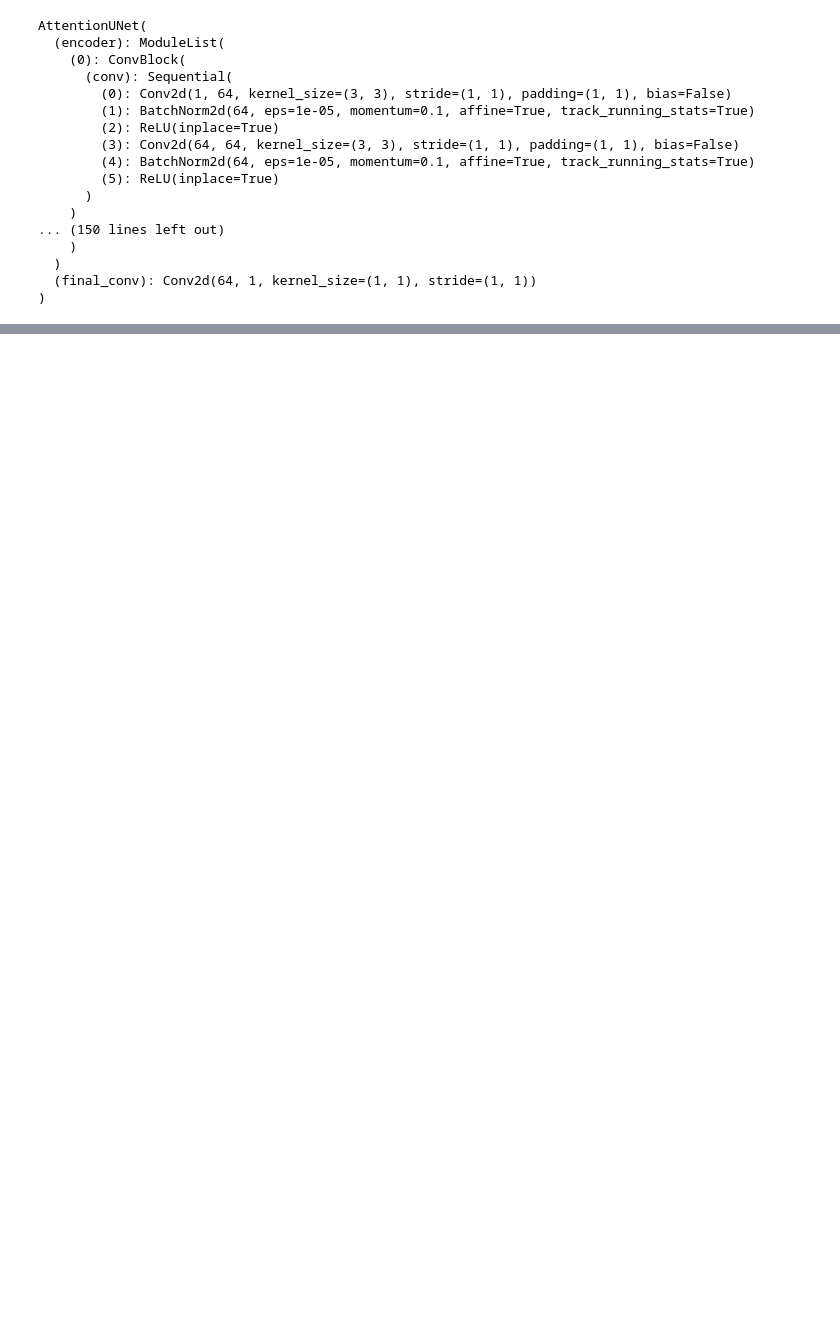
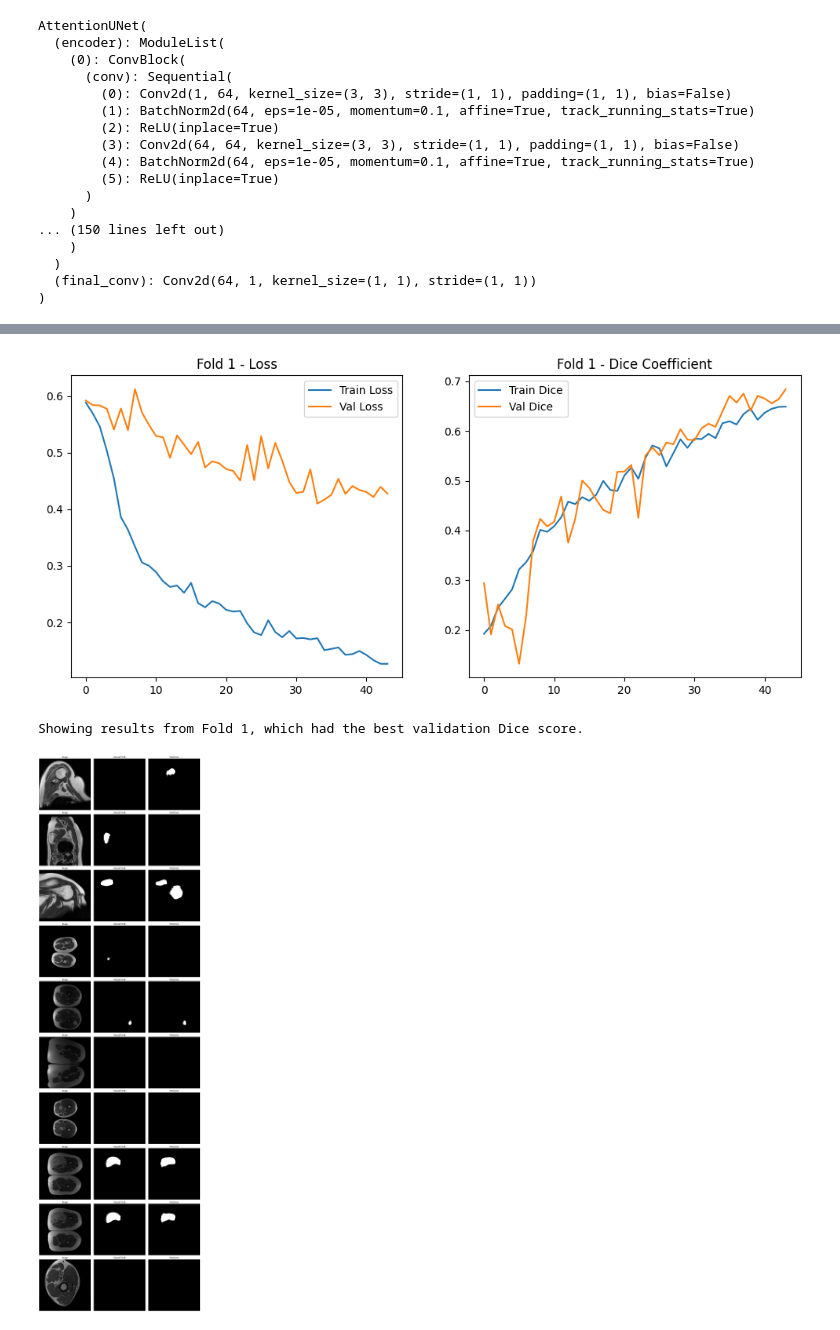
Before and after one commit to fffeelipe/segment-med, a Jupyter notebook: segmentation.ipynb, the cells around one changed output, grey strips where cells are left out. Drawn from its saved outputs; the diff is of its cells as text; code cells hidden in the pictures; blank space fills up the shorter version.

```diff
--- a/segmentation.ipynb
+++ b/segmentation.ipynb
@@ -323,12 +332,11 @@ class AttentionUNet(nn.Module):
             x = torch.cat((attention, x), dim=1) # Concatenate
             x = self.decoder[i+2](x) # Double convolution
 
-        return torch.sigmoid(self.final_conv(x))
+        return self.final_conv(x)
 
 
-# To reduce VRAM usage, you can decrease the number of features, e.g.:
-# model = AttentionUNet(features=[64, 128, 256, 512]).to(device)
-model = AttentionUNet(features=[64, 128, 256, 512]).to(device)
+# Preview model (features must match MODEL_FEATURES in hyperparams cell)
+model = AttentionUNet(features=[96, 192, 384, 768]).to(device)
 
 # Print model summary to check the architecture
 print(model)
@@ -445,4 +448,19 @@ class CombinedLoss(nn.Module):
 
         total = self.dice_weight * d_loss + self.focal_weight * f_loss + self.boundary_weight * b_loss
         return total
+# %%
+# Hyperparameters
+LEARNING_RATE = 3e-4
+BATCH_SIZE = 8
+NUM_EPOCHS = 50
+NUM_FOLDS = 5
+RUN_FOLDS = 1  # How many folds to actually run (for quick iteration)
+USE_BALANCED_SAMPLING = False  # DISABLED - was causing model to predict zeros
+POSITIVE_ONLY = True  # Train on tumor slices only - key fix for low dice
+NEG_TO_POS_RATIO = 1.0
+HOLDOUT_PATIENTS = 2
+EARLY_STOP_PATIENCE = 10  # More patience
+WARMUP_EPOCHS = 3
+MODEL_FEATURES = [96, 192, 384, 768]
+NUM_PREDICTION_EXAMPLES = 10
 # %%
@@ -759,7 +777,7 @@ print(f"Showing results from Fold {best_fold_idx+1}, which had the best validati
 
 # Load the best model from the best fold
 best_model_path = fold_results[best_fold_idx]['model_path']
-model = AttentionUNet(features=[64, 128, 256, 512]).to(device)
+model = AttentionUNet(features=MODEL_FEATURES).to(device)
 model.load_state_dict(torch.load(best_model_path))
 model.eval()
 
@@ -768,40 +786,44 @@ val_patients = fold_results[best_fold_idx]['val_patients']
 val_images = [img for img in all_images if os.path.basename(img).split('_slice_')[0] in val_patients]
 val_masks = [mask for mask in all_masks if os.path.basename(mask).split('_slice_')[0] in val_patients]
 val_dataset = LipomaDataset(image_paths=val_images, mask_paths=val_masks, transform=val_transform)
-val_loader = DataLoader(val_dataset, batch_size=3, shuffle=True)
+val_loader = DataLoader(val_dataset, batch_size=NUM_PREDICTION_EXAMPLES, shuffle=True)
 
 
 with torch.no_grad():
     images, masks = next(iter(val_loader))
     images, masks = images.to(device), masks.to(device)
-    preds = model(images)
+    preds = torch.sigmoid(model(images))
 
-    plt.figure(figsize=(15, 15))
-    for i in range(3):
-        plt.subplot(3, 3, i*3 + 1)
+    plt.figure(figsize=(15, 5 * NUM_PREDICTION_EXAMPLES))
+    for i in range(NUM_PREDICTION_EXAMPLES):
+        plt.subplot(NUM_PREDICTION_EXAMPLES, 3, i*3 + 1)
         plt.imshow(images[i].cpu().squeeze(), cmap='gray')
         plt.title(f'Image')
         plt.axis('off')
 
-        plt.subplot(3, 3, i*3 + 2)
+        plt.subplot(NUM_PREDICTION_EXAMPLES, 3, i*3 + 2)
         plt.imshow(masks[i].cpu().squeeze(), cmap='gray')
         plt.title(f'Ground Truth')
         plt.axis('off')
 
-        plt.subplot(3, 3, i*3 + 3)
+        plt.subplot(NUM_PREDICTION_EXAMPLES, 3, i*3 + 3)
         plt.imshow(preds[i].cpu().squeeze() > 0.5, cmap='gray')
         plt.title(f'Prediction')
         plt.axis('off')
     plt.tight_layout()
     plt.show()
 
 # Cross-Validation Results Summary
 print('--- Cross-Validation Results ---')
 final_val_dices = [max(r['history']['val_dice']) for r in fold_results]
 final_val_losses = [min(r['history']['val_loss']) for r in fold_results]
 
-for i in range(NUM_FOLDS):
+for i in range(len(fold_results)):
     print(f'Fold {i+1}: Best Val Loss = {final_val_losses[i]:.4f}, Best Val Dice = {final_val_dices[i]:.4f}')
 
 print(f'Average Best Val Loss: {np.mean(final_val_losses):.4f} +/- {np.std(final_val_losses):.4f}')
 print(f'Average Best Val Dice: {np.mean(final_val_dices):.4f} +/- {np.std(final_val_dices):.4f}')
+# %% [output]
+[figure, added]
+Showing results from Fold 1, which had the best validation Dice score.
+[figure, added]
```
Also changed, not shown: parts of 6 cells of this notebook.
